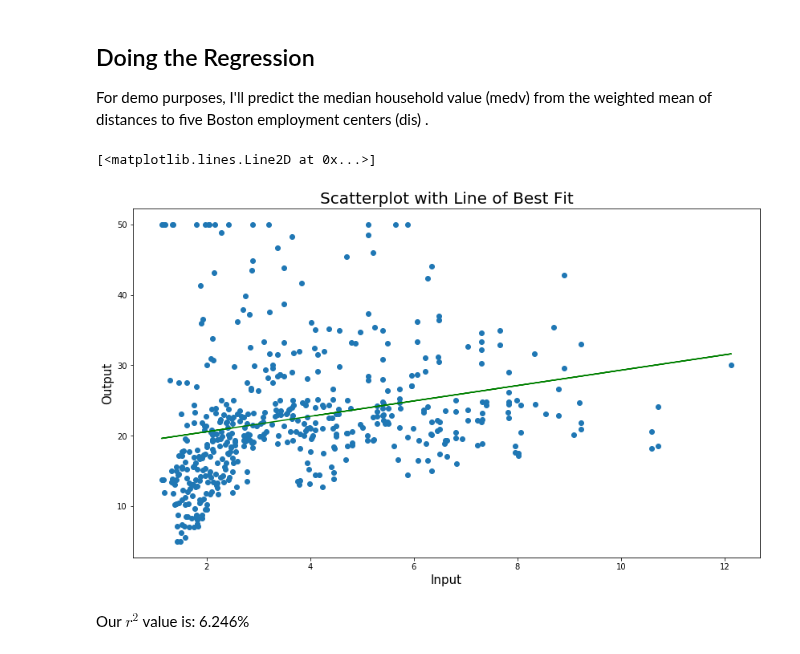
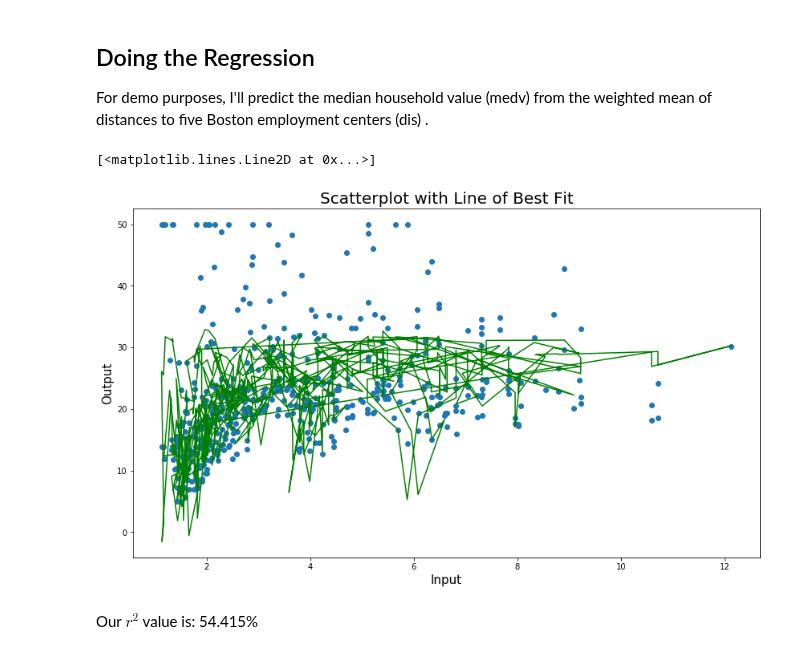
Before and after one commit to TheChanRProject/M297, a Jupyter notebook: hands-on/notebooks/Boston Housing Prediction Activity.ipynb, the cells around one changed output. Saved outputs shown, nothing was run; the diff lists cells and outputs as text; code cells hidden in the pictures.

```diff
--- a/hands-on/notebooks/Boston Housing Prediction Activity.ipynb
+++ b/hands-on/notebooks/Boston Housing Prediction Activity.ipynb
@@ -36,34 +36,34 @@ For demo purposes, I'll predict the median household value (medv) from the weigh
 # %%
 def prediction(input):
     Y = np.array(boston_df['MEDV'])
     X = np.array(boston_df[input])
 
     denominator = X.dot(X) - X.mean() * X.sum()
     beta_1 = (X.dot(Y) - Y.mean()*X.sum()) / denominator
     beta_0 = (Y.mean() * X.dot(X) - X.mean() * X.dot(Y)) / denominator
 
     # our regression model
 
     y_hat = beta_1 * X + beta_0
     return y_hat
 
 
 
 # Plotting the line of best fit
 
 plt.figure(figsize=(14,8))
 plt.title("Scatterplot with Line of Best Fit", size="20")
 plt.xlabel("Input", size="15")
 plt.ylabel("Output", size="15")
 plt.scatter(X,Y)
-plt.plot(X, prediction('DIS'), 'g')
+plt.plot(X, prediction('LSTAT'), 'g')
 # %% [output]
 [<matplotlib.lines.Line2D at 0x...>]
-[figure, old version]
+[figure, new version]
 # %%
 # Getting our r-square value
 
-difference_one = Y - y_hat
+difference_one = Y - prediction('LSTAT')
 difference_two = Y - Y.mean()
 
 r_square = 1 - difference_one.dot(difference_one) / difference_two.dot(difference_two)
@@ -74,4 +74,4 @@ from IPython.display import Markdown, display
 
 display(Markdown(f"Our $ r^2 $ value is: {round(r_square*100,3)}%"))
 # %% [output]
-Our $ r^2 $ value is: 6.246%
+Our $ r^2 $ value is: 54.415%
```
